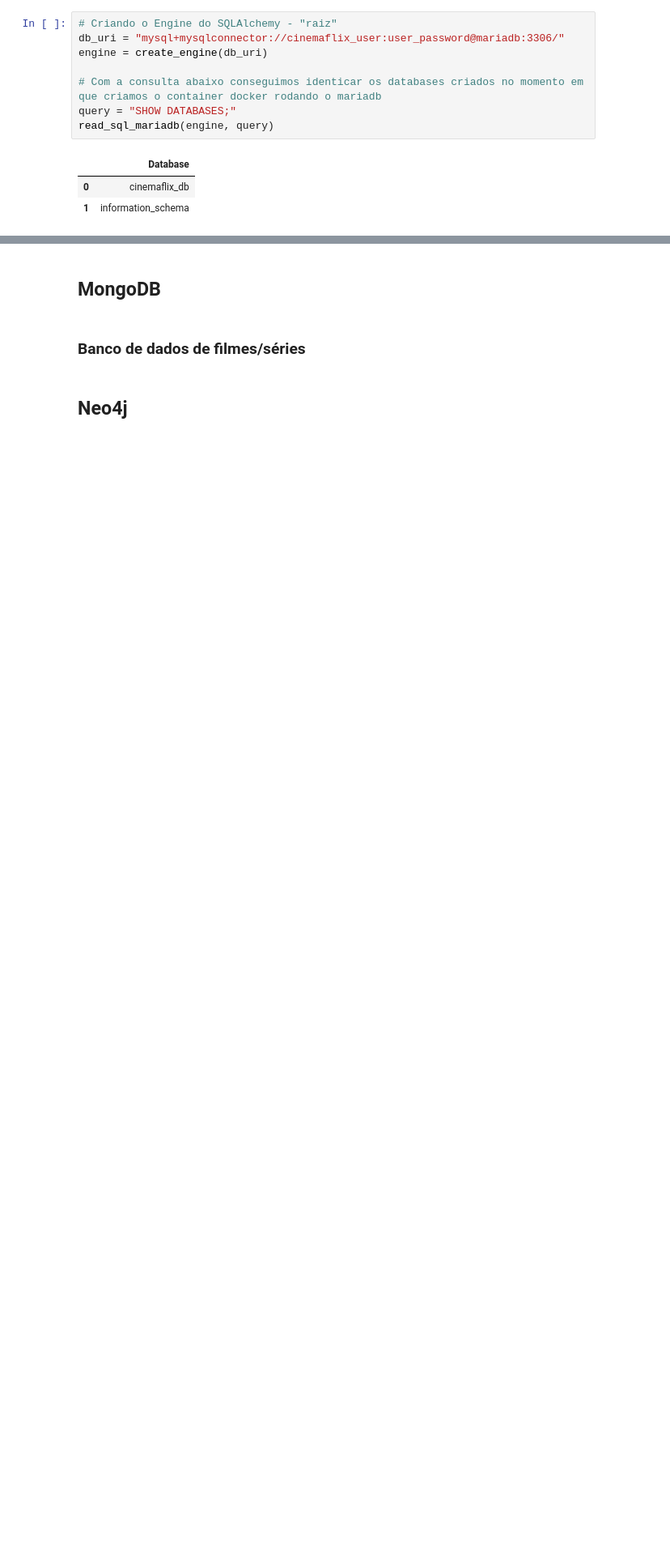
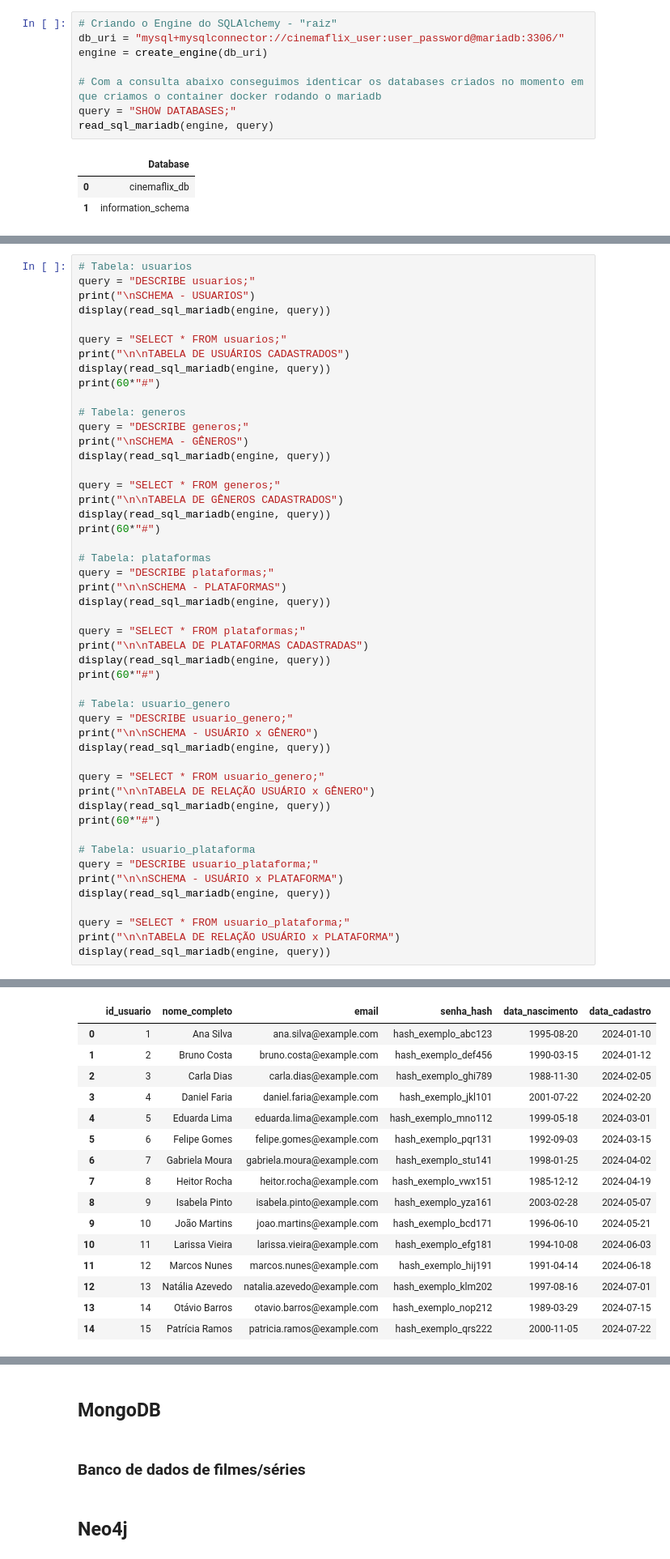
Before and after one commit to juniorcmauricio/cinemaflix_databases, a Jupyter notebook: jupyter/notebooks/CinemaFlix_Databases.ipynb, the cells around one changed output, grey strips where cells are left out. Shown: that part at 81% size. Drawn from its saved outputs; the diff is of its cells as text; blank space fills up the shorter version.

```diff
--- a/jupyter/notebooks/CinemaFlix_Databases.ipynb
+++ b/jupyter/notebooks/CinemaFlix_Databases.ipynb
@@ -291,0 +338,50 @@ read_sql_mariadb(engine, query)
+# %%
+# Tabela: usuarios
+query = "DESCRIBE usuarios;"
+print("\nSCHEMA - USUARIOS")
+display(read_sql_mariadb(engine, query))
+
+query = "SELECT * FROM usuarios;"
+print("\n\nTABELA DE USUÁRIOS CADASTRADOS")
+display(read_sql_mariadb(engine, query))
+print(60*"#")
+
+# Tabela: generos
+query = "DESCRIBE generos;"
+print("\nSCHEMA - GÊNEROS")
+display(read_sql_mariadb(engine, query))
+
+query = "SELECT * FROM generos;"
+print("\n\nTABELA DE GÊNEROS CADASTRADOS")
+display(read_sql_mariadb(engine, query))
+print(60*"#")
+
+# Tabela: plataformas
+query = "DESCRIBE plataformas;"
+print("\n\nSCHEMA - PLATAFORMAS")
+display(read_sql_mariadb(engine, query))
+
+query = "SELECT * FROM plataformas;"
+print("\n\nTABELA DE PLATAFORMAS CADASTRADAS")
+display(read_sql_mariadb(engine, query))
+print(60*"#")
+
+# Tabela: usuario_genero
+query = "DESCRIBE usuario_genero;"
+print("\n\nSCHEMA - USUÁRIO x GÊNERO")
+display(read_sql_mariadb(engine, query))
+
+query = "SELECT * FROM usuario_genero;"
+print("\n\nTABELA DE RELAÇÃO USUÁRIO x GÊNERO")
+display(read_sql_mariadb(engine, query))
+print(60*"#")
+
+# Tabela: usuario_plataforma
+query = "DESCRIBE usuario_plataforma;"
+print("\n\nSCHEMA - USUÁRIO x PLATAFORMA")
+display(read_sql_mariadb(engine, query))
+
+query = "SELECT * FROM usuario_plataforma;"
+print("\n\nTABELA DE RELAÇÃO USUÁRIO x PLATAFORMA")
+display(read_sql_mariadb(engine, query))
+# %% [output]
@@ -291,0 +397,16 @@ read_sql_mariadb(engine, query)
+|  | id_usuario | nome_completo | email | senha_hash | data_nascimento | data_cadastro |
+| 0 | 1 | Ana Silva | ana.silva@example.com | hash_exemplo_abc123 | 1995-08-20 | 2024-01-10 |
+| 1 | 2 | Bruno Costa | bruno.costa@example.com | hash_exemplo_def456 | 1990-03-15 | 2024-01-12 |
+| 2 | 3 | Carla Dias | carla.dias@example.com | hash_exemplo_ghi789 | 1988-11-30 | 2024-02-05 |
+| 3 | 4 | Daniel Faria | daniel.faria@example.com | hash_exemplo_jkl101 | 2001-07-22 | 2024-02-20 |
+| 4 | 5 | Eduarda Lima | eduarda.lima@example.com | hash_exemplo_mno112 | 1999-05-18 | 2024-03-01 |
+| 5 | 6 | Felipe Gomes | felipe.gomes@example.com | hash_exemplo_pqr131 | 1992-09-03 | 2024-03-15 |
+| 6 | 7 | Gabriela Moura | gabriela.moura@example.com | hash_exemplo_stu141 | 1998-01-25 | 2024-04-02 |
+| 7 | 8 | Heitor Rocha | heitor.rocha@example.com | hash_exemplo_vwx151 | 1985-12-12 | 2024-04-19 |
+| 8 | 9 | Isabela Pinto | isabela.pinto@example.com | hash_exemplo_yza161 | 2003-02-28 | 2024-05-07 |
+| 9 | 10 | João Martins | joao.martins@example.com | hash_exemplo_bcd171 | 1996-06-10 | 2024-05-21 |
+| 10 | 11 | Larissa Vieira | larissa.vieira@example.com | hash_exemplo_efg181 | 1994-10-08 | 2024-06-03 |
+| 11 | 12 | Marcos Nunes | marcos.nunes@example.com | hash_exemplo_hij191 | 1991-04-14 | 2024-06-18 |
+| 12 | 13 | Natália Azevedo | natalia.azevedo@example.com | hash_exemplo_klm202 | 1997-08-16 | 2024-07-01 |
+| 13 | 14 | Otávio Barros | otavio.barros@example.com | hash_exemplo_nop212 | 1989-03-29 | 2024-07-15 |
+| 14 | 15 | Patrícia Ramos | patricia.ramos@example.com | hash_exemplo_qrs222 | 2000-11-05 | 2024-07-22 |
```
Also changed, not shown: parts of 22 cells of this notebook.
